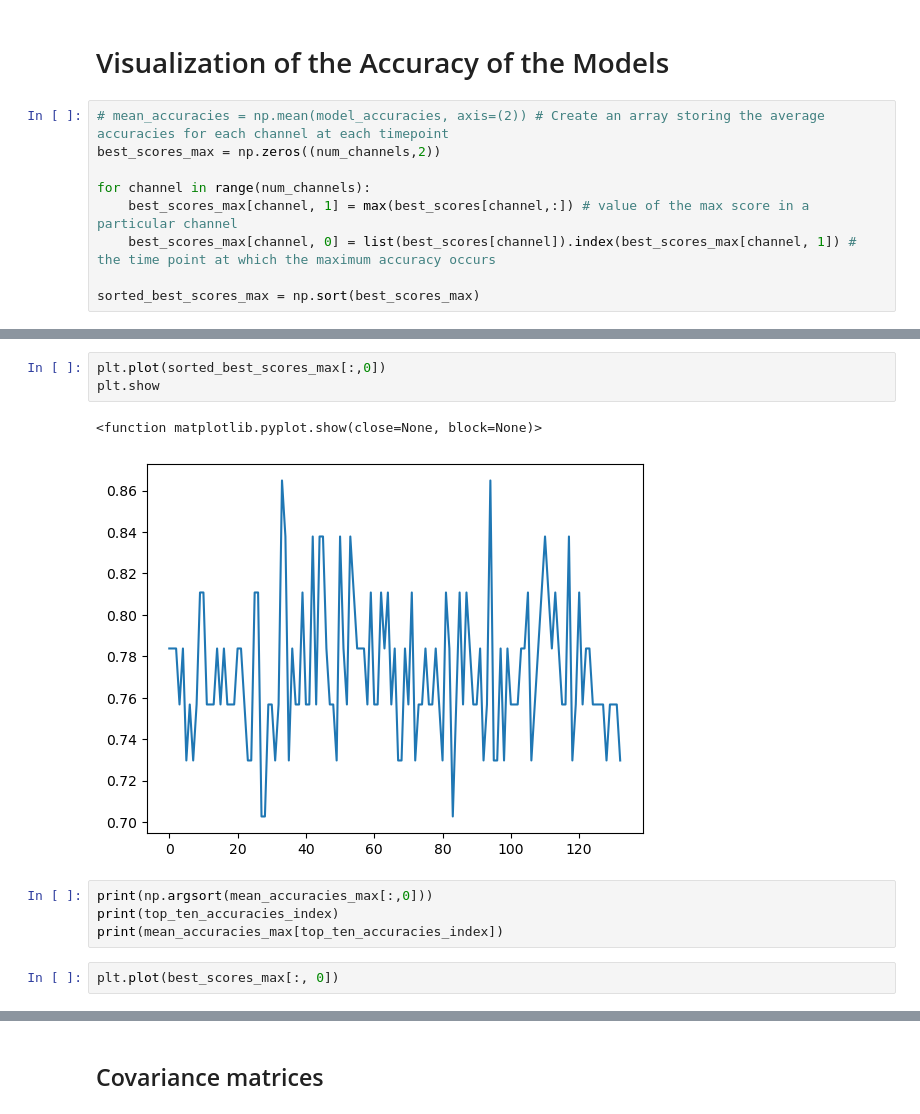
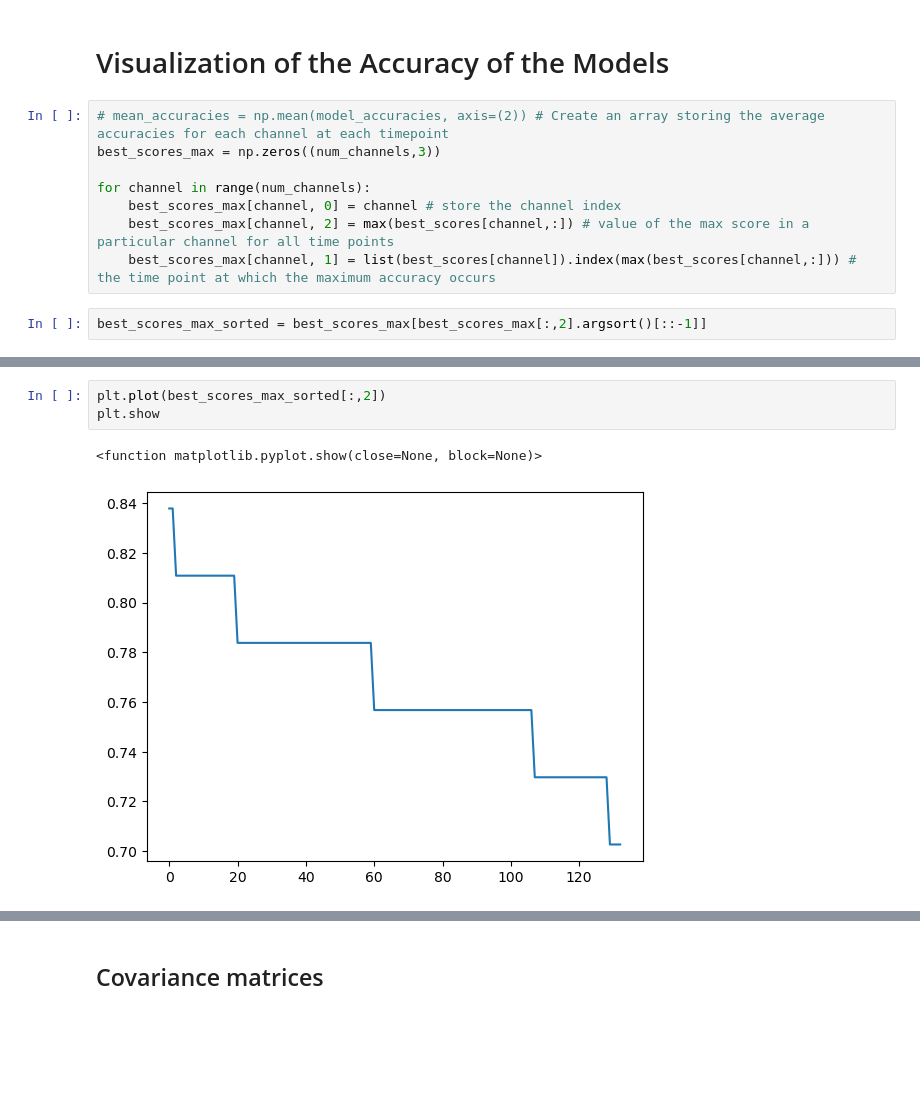
Before and after one commit to ncsl/decoding-decision-making, a Jupyter notebook: EFRI Data Analysis LDA.ipynb, the cells around one changed output, grey strips where cells are left out. Drawn from its saved outputs; the diff is of its cells as text; blank space fills up the shorter version.

Commit message:
update accuracy plot function

```diff
--- a/EFRI Data Analysis LDA.ipynb
+++ b/EFRI Data Analysis LDA.ipynb
@@ -201,10 +206,11 @@ if __name__ == '__main__':
 # Visualization of the Accuracy of the Models
 # %%
 # mean_accuracies = np.mean(model_accuracies, axis=(2)) # Create an array storing the average accuracies for each channel at each timepoint
-best_scores_max = np.zeros((num_channels,2))
+best_scores_max = np.zeros((num_channels,3))
 
 for channel in range(num_channels):
-    best_scores_max[channel, 1] = max(best_scores[channel,:]) # value of the max score in a particular channel
-    best_scores_max[channel, 0] = list(best_scores[channel]).index(best_scores_max[channel, 1]) # the time point at which the maximum accuracy occurs
-
-sorted_best_scores_max = np.sort(best_scores_max)
+    best_scores_max[channel, 0] = channel # store the channel index
+    best_scores_max[channel, 2] = max(best_scores[channel,:]) # value of the max score in a particular channel for all time points
+    best_scores_max[channel, 1] = list(best_scores[channel]).index(max(best_scores[channel,:])) # the time point at which the maximum accuracy occurs
+# %%
+best_scores_max_sorted = best_scores_max[best_scores_max[:,2].argsort()[::-1]]
@@ -211,12 +237,6 @@ sorted_best_scores_max = np.sort(best_scores_max)
 # %%
-plt.plot(sorted_best_scores_max[:,0])
+plt.plot(best_scores_max_sorted[:,2])
 plt.show
 # %% [output]
 <function matplotlib.pyplot.show(close=None, block=None)>
-[figure, old version]
+[figure, new version]
-# %%
-print(np.argsort(mean_accuracies_max[:,0]))
-print(top_ten_accuracies_index)
-print(mean_accuracies_max[top_ten_accuracies_index])
-# %%
-plt.plot(best_scores_max[:, 0])
```
Also changed, not shown: parts of 10 cells of this notebook.
